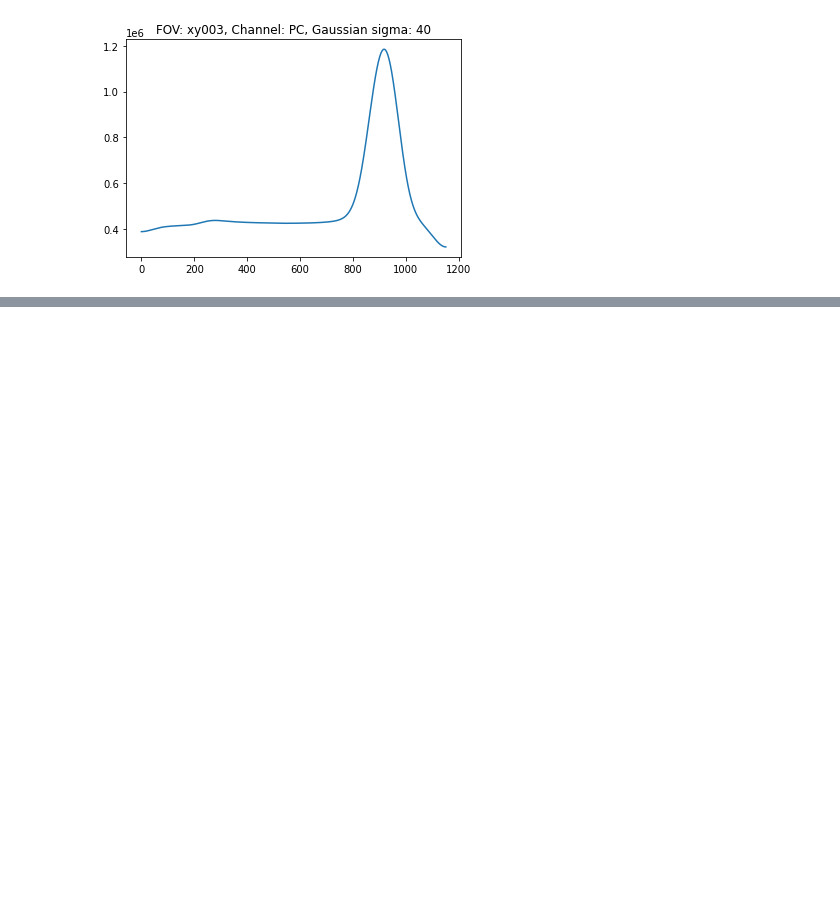
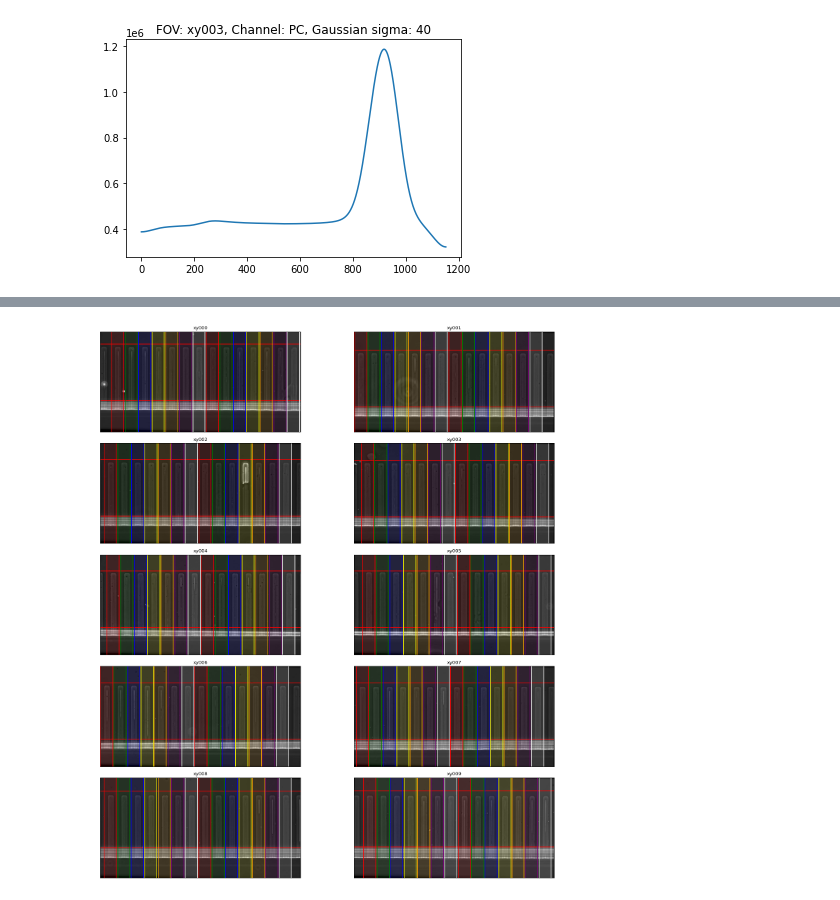
Before and after one commit to georgeoshardo/PyMMM, a Jupyter notebook: Examples/example.ipynb, the cells around one changed output, grey strips where cells are left out. Saved outputs shown, nothing was run; the diff lists cells and outputs as text; code cells hidden in the pictures; blank space fills up the shorter version.

```diff
--- a/Examples/example.ipynb
+++ b/Examples/example.ipynb
@@ -102,0 +137,4 @@ a_t_y_mean = my_experiment.mean_t_y("xy003", my_experiment.registration_channel,
+# %%
+y_peaks = my_experiment.find_all_trench_y_positions_PC(channel=my_experiment.PC_channel,sigma=sigma,distance=distance,height=height,plot=True)
+# %% [output]
+[figure, added]
```
Also changed, not shown: parts of 13 cells of this notebook, 1 other file.
